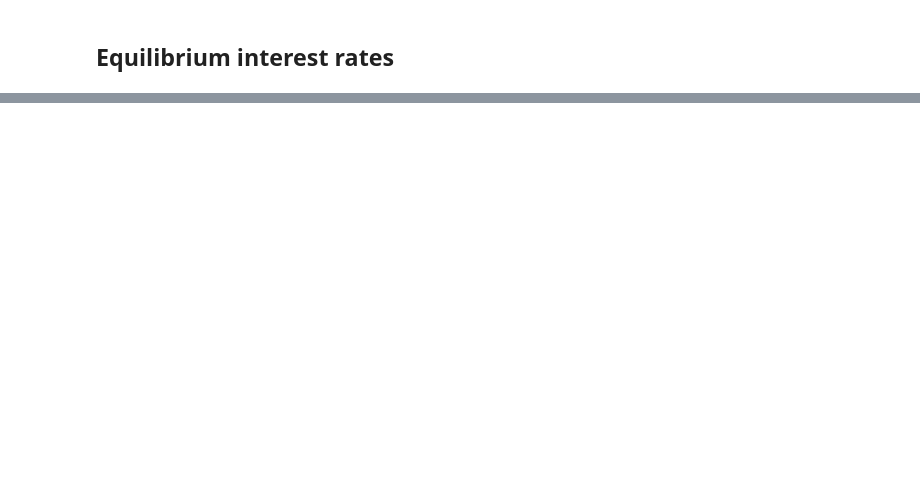
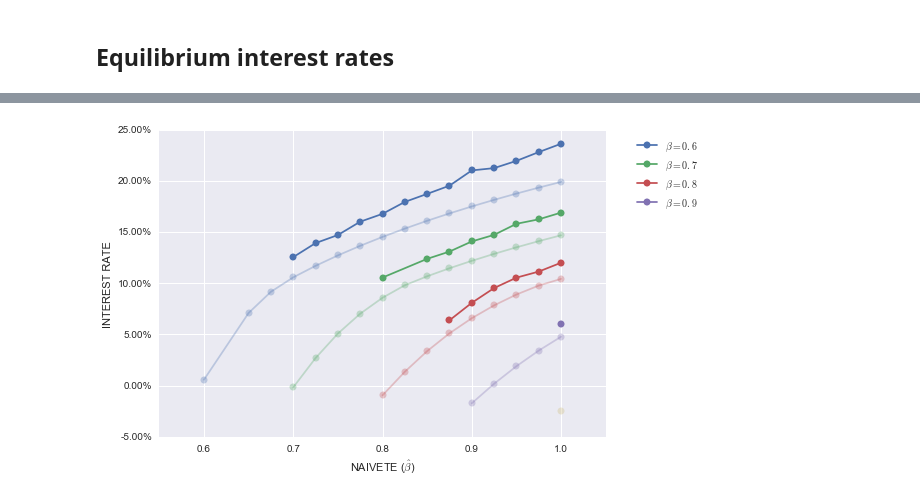
Before and after one commit to stanmart/ma-thesis-ceu, a Jupyter notebook: huggett/huggett_nb_prof.ipynb, the cells around one changed output, grey strips where cells are left out. Cells and saved outputs as stored; diff of their text form; code cells hidden in the pictures; blank space fills up the shorter version.

```diff
--- a/huggett/huggett_nb_prof.ipynb
+++ b/huggett/huggett_nb_prof.ipynb
@@ -166,0 +283,46 @@ plt.show()
+# %%
+def paramfilter_he(par):
+    return EQDF_he[np.logical_and(EQDF_he['beta'] == par['beta'],
+                                  EQDF_he['betahat'] == par['betahat'])
+                  ].r.iloc[0] > 0.01
+
+PARAMS2_he = [list(filter(paramfilter_he, paramset)) for  paramset in PARAMS_he]
+PARAMS2_he = [p for p in PARAMS2_he if p != []]
+# %%
+EQRLS_he = []
+
+for i in range(len(PARAMS2)):
+    with ProcessPoolExecutor(max_workers=8) as executor:
+        RS = []
+        for (p, rl) in zip(PARAMS2_he[i], executor.map(paramfun2, PARAMS2_he[i])):
+            RS.append((p['beta'], p['betahat'], rl[0]))
+    executor.shutdown()
+    EQRLS_he.append(pd.DataFrame(RS, columns=['beta', 'betahat', 'rl']))
+
+EQDF_Lhe = pd.concat(EQRLS)
+EQDF_Lhe.columns = ['beta', 'betahat', 'rl']
+# %%
+figrlhe, axrlhe = plt.subplots(1,1)
+palette = itertools.cycle(sns.color_palette())
+for df in EQRLS_he:
+    df.dropna().plot(x='betahat', y='rl', ax=axrlhe, marker='o', color=next(palette))
+palette = itertools.cycle(sns.color_palette())
+for df in EQRS_he:
+    df.dropna().plot(x='betahat', y='r', ax=axrlhe, alpha=0.3, marker='o', color=next(palette))
+
+axrlhe.legend(['$\\beta = 0.6$',
+            '$\\beta = 0.7$',
+            '$\\beta = 0.8$',
+            '$\\beta = 0.9$',
+            '$\\beta = 1$'][0:len(PARAMS2_he)],
+           bbox_to_anchor=(1.05, 1),
+           loc=2
+           )
+axrlhe.set_xlabel('NAIVETE ($\\hat\\beta$)')
+axrlhe.set_ylabel('INTEREST RATE')
+axrlhe.set_xlim([0.55, 1.05])
+vals = axrlhe.get_yticks()
+axrlhe.set_yticklabels(['{:3.2f}%'.format(x*100) for x in vals])
+plt.show()
+# %% [output]
+[figure, added]
```
Also changed, not shown: parts of 15 cells of this notebook, 1 other file.
